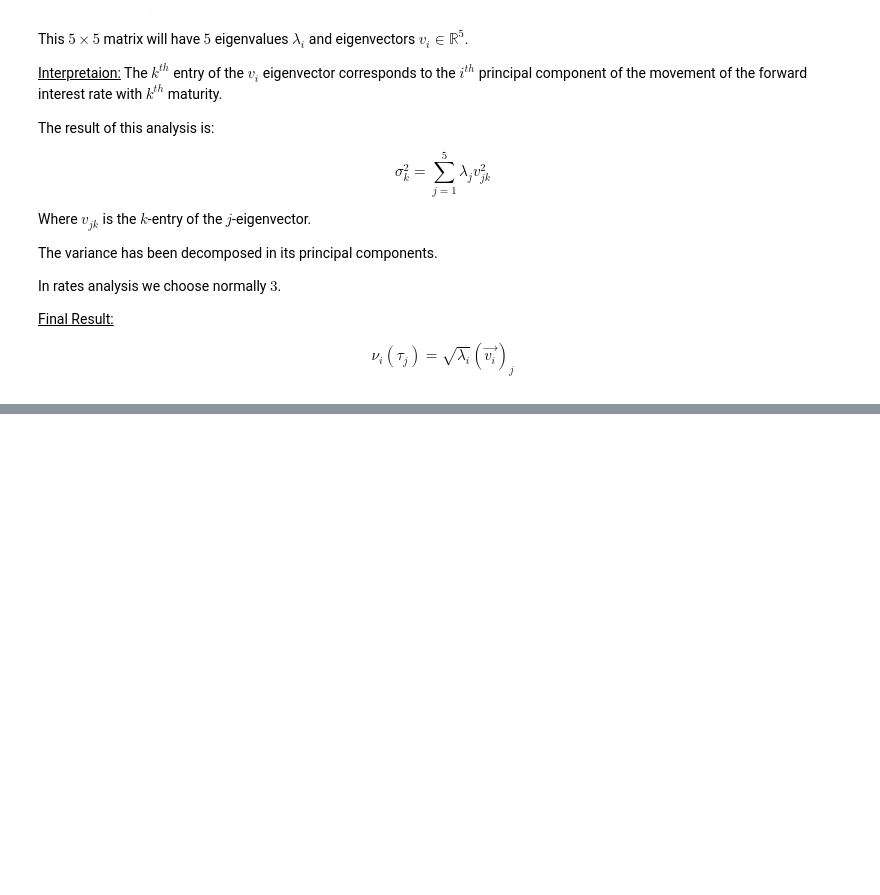
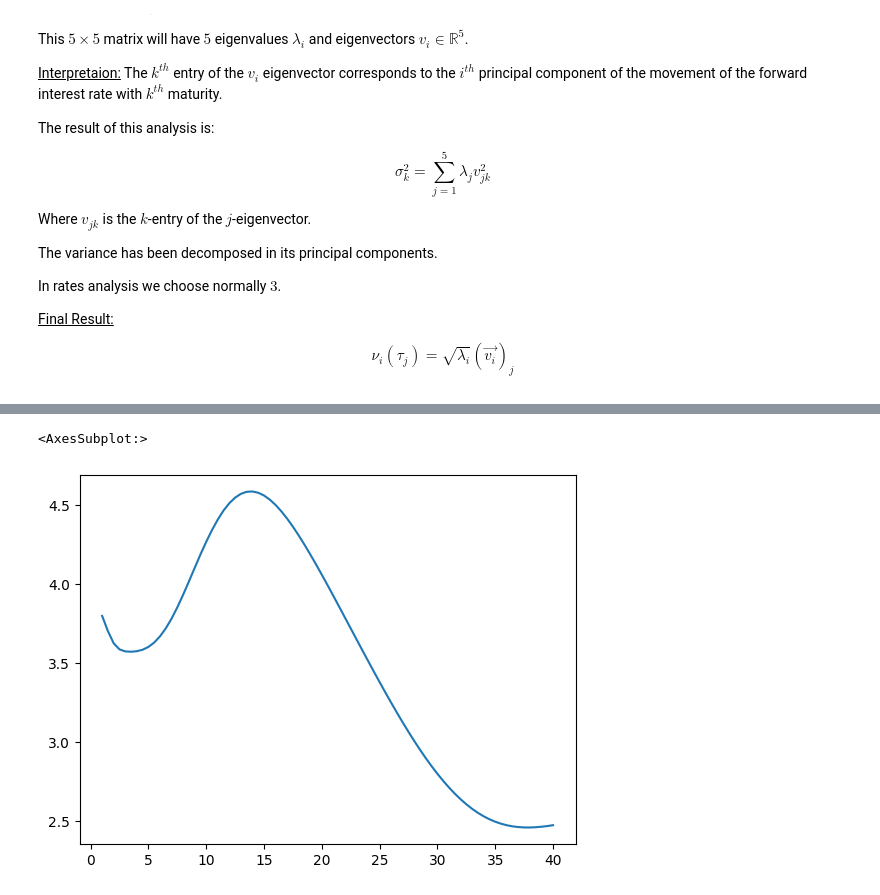
Before and after one commit to eduardo-contreras-dominguez/Fixed-Income, a Jupyter notebook: PCA.ipynb, the cells around one changed output, grey strips where cells are left out. Saved outputs shown, nothing was run; the diff lists cells and outputs as text; code cells hidden in the pictures; blank space fills up the shorter version.

```diff
--- a/PCA.ipynb
+++ b/PCA.ipynb
@@ -119,0 +166,7 @@ df.iloc[:, 15].plot()
+# %%
+path = "/Users/educontreras/PycharmProjects/Fixed-Income/BoE Yield Curve/2015-2022.xlsx"
+df_ir = pd.read_excel(path,index_col=0, header=3, sheet_name=2)
+last_values = df_ir.iloc[-1, : ].plot()
+# %% [output]
+<AxesSubplot:>
+[figure, added]
```
Also changed, not shown: parts of 12 cells of this notebook.
